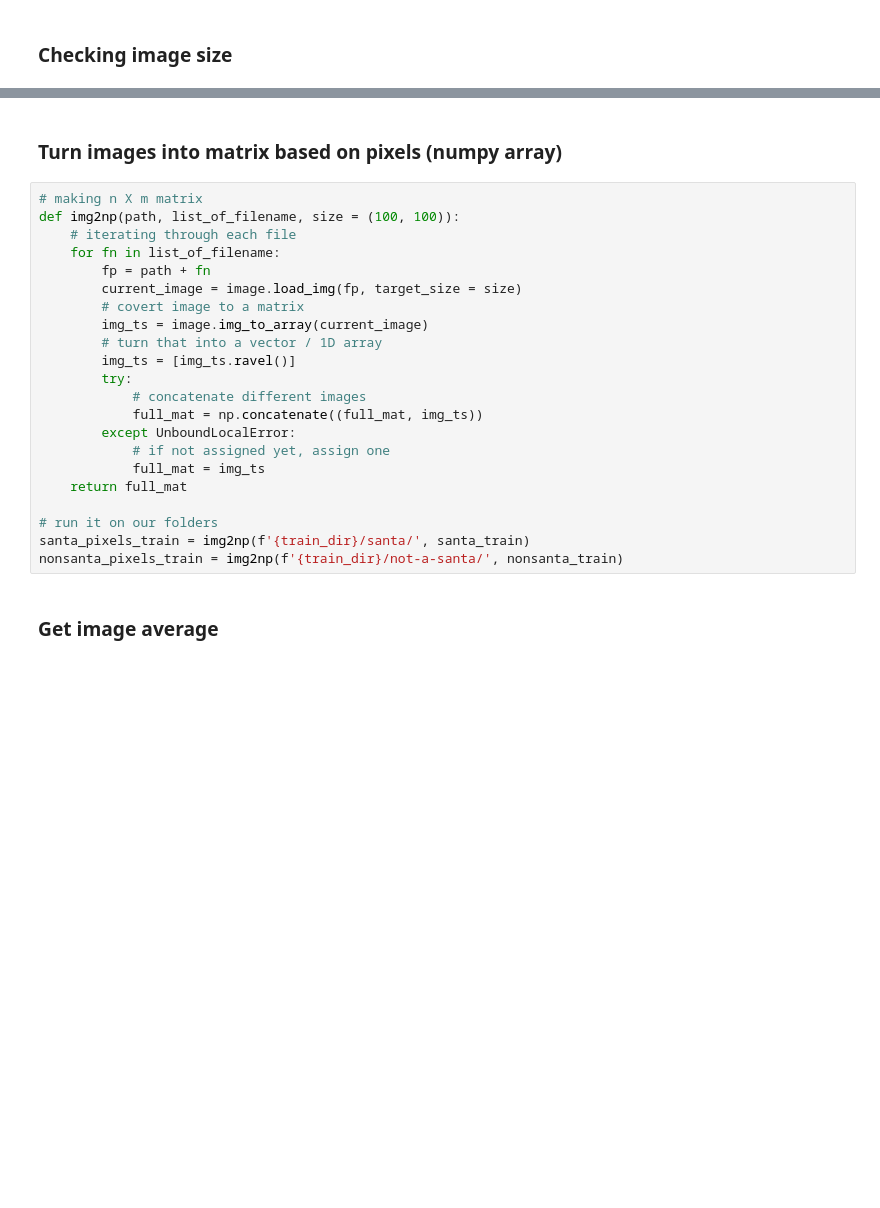
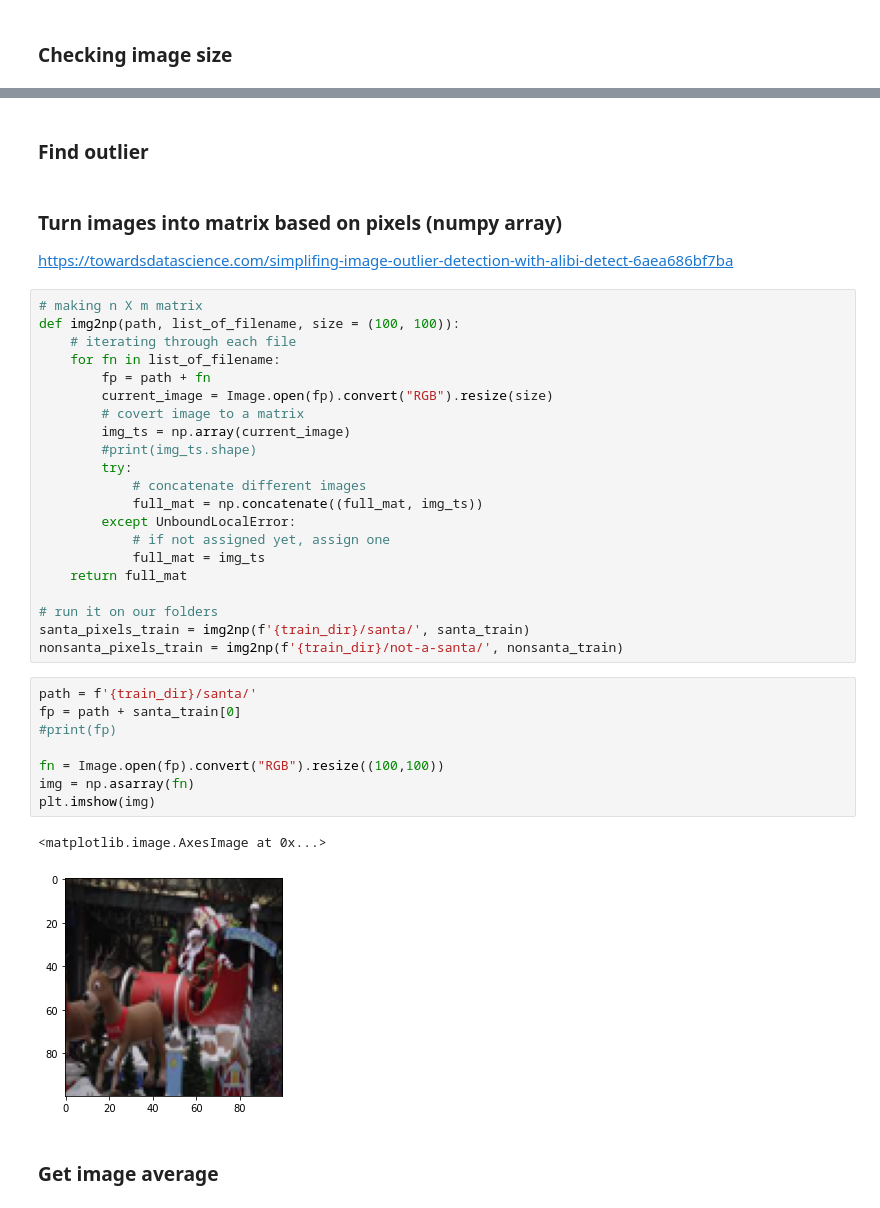
Before and after one commit to MargaretZhou/MISA-Bootcamp-2021, a Jupyter notebook: Santa.ipynb, the cells around one changed output, grey strips where cells are left out. Saved outputs shown, nothing was run; the diff lists cells and outputs as text; blank space fills up the shorter version.

```diff
--- a/Santa.ipynb
+++ b/Santa.ipynb
@@ -180,18 +179,21 @@ RGB
 [figure]
 [figure]
+# %% [markdown]
+### Find outlier
 # %% [markdown]
 ### Turn images into matrix based on pixels (numpy array)
+
+https://towardsdatascience.com/simplifing-image-outlier-detection-with-alibi-detect-6aea686bf7ba
 # %%
 # making n X m matrix
 def img2np(path, list_of_filename, size = (100, 100)):
     # iterating through each file
     for fn in list_of_filename:
         fp = path + fn
-        current_image = image.load_img(fp, target_size = size)
+        current_image = Image.open(fp).convert("RGB").resize(size)
         # covert image to a matrix
-        img_ts = image.img_to_array(current_image)
-        # turn that into a vector / 1D array
-        img_ts = [img_ts.ravel()]
+        img_ts = np.array(current_image)
+        #print(img_ts.shape)
         try:
             # concatenate different images
             full_mat = np.concatenate((full_mat, img_ts))
@@ -203,6 +205,17 @@ def img2np(path, list_of_filename, size = (100, 100)):
 # run it on our folders
 santa_pixels_train = img2np(f'{train_dir}/santa/', santa_train)
 nonsanta_pixels_train = img2np(f'{train_dir}/not-a-santa/', nonsanta_train)
+# %%
+path = f'{train_dir}/santa/'
+fp = path + santa_train[0]
+#print(fp)
+
+fn = Image.open(fp).convert("RGB").resize((100,100))
+img = np.asarray(fn)
+plt.imshow(img)
+# %% [output]
+<matplotlib.image.AxesImage at 0x...>
+[figure, added]
 # %% [markdown]
 ### Get image average
 # %%
```
Also changed, not shown: parts of 5 cells of this notebook.
